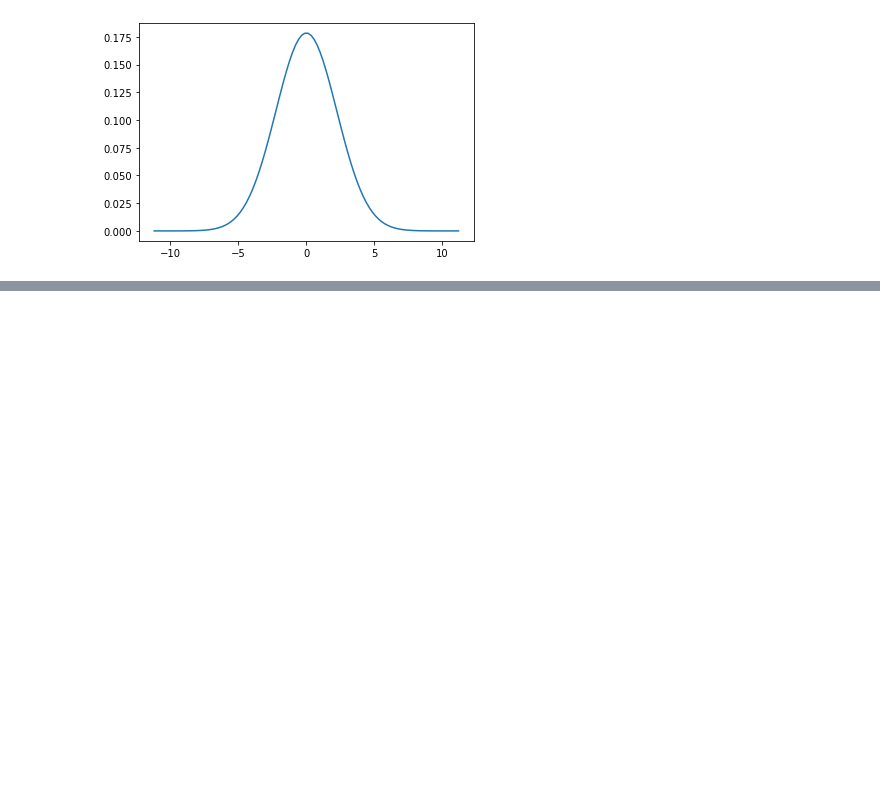
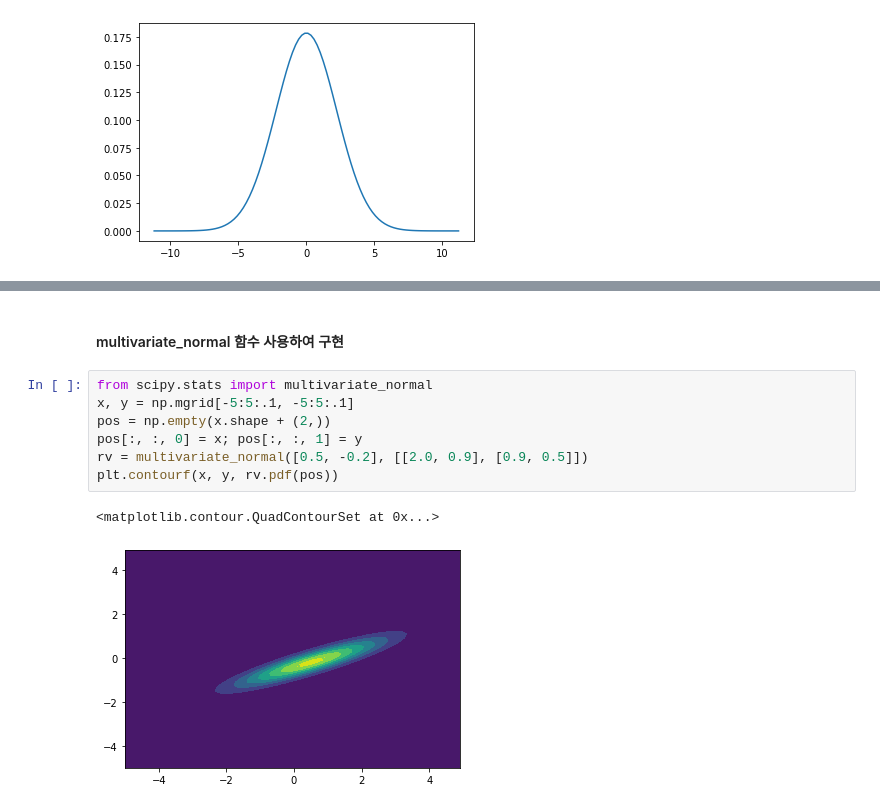
Before and after one commit to gangyong99/Robotics_Study, a Jupyter notebook: Kalman_Filter.ipynb, the cells around one changed output, grey strips where cells are left out. Saved outputs shown, nothing was run; the diff lists cells and outputs as text; blank space fills up the shorter version.

```diff
--- a/Kalman_Filter.ipynb
+++ b/Kalman_Filter.ipynb
@@ -116,0 +282,12 @@ P(X|Z) is Posterior, P(X), P(Z) is prior, P(Z|X) is measurement
+# %% [markdown]
+#### multivariate_normal 함수 사용하여 구현
+# %%
+from scipy.stats import multivariate_normal
+x, y = np.mgrid[-5:5:.1, -5:5:.1]
+pos = np.empty(x.shape + (2,))
+pos[:, :, 0] = x; pos[:, :, 1] = y
+rv = multivariate_normal([0.5, -0.2], [[2.0, 0.9], [0.9, 0.5]])
+plt.contourf(x, y, rv.pdf(pos))
+# %% [output]
+<matplotlib.contour.QuadContourSet at 0x...>
+[figure, added]
```
Also changed, not shown: parts of 19 cells of this notebook, 1 other file.
